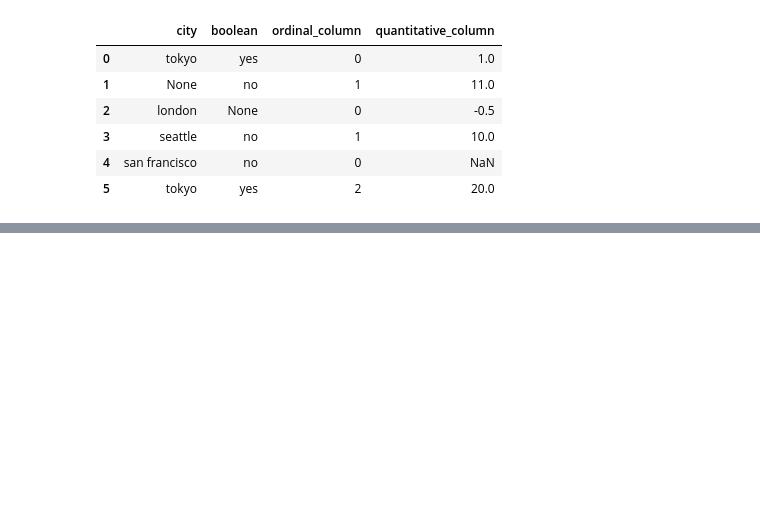
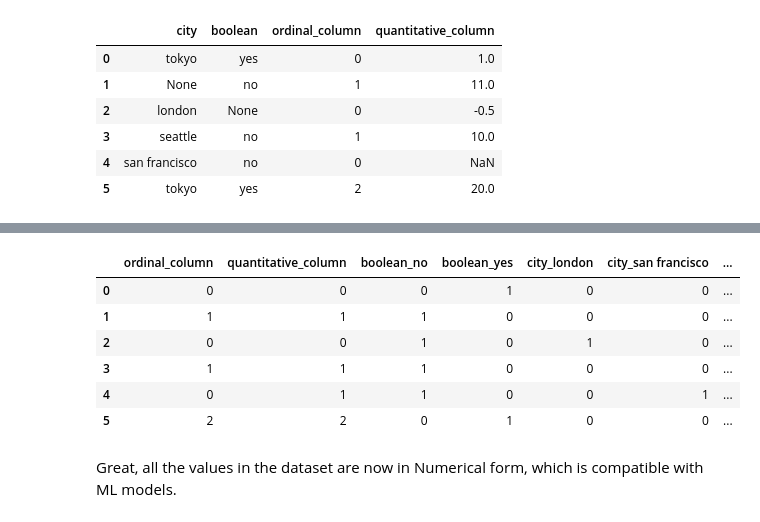
Before and after one commit to ylee9107/FeatureEngineering_myLearning, a Jupyter notebook: 2 - Feature Construction/Feature Construction.ipynb, the cells around one changed output, grey strips where cells are left out. Cells and saved outputs as stored; diff of their text form; code cells hidden in the pictures; blank space fills up the shorter version.

```diff
--- a/2 - Feature Construction/Feature Construction.ipynb
+++ b/2 - Feature Construction/Feature Construction.ipynb
@@ -367,0 +445,55 @@ Now, the oridnal values are re-labeled with numerical values.
+# %%
+# ==============================================================================
+
+# Apply the custom imputer, instantiate:
+cci = CustomCategoryImputer(cols=['city', 'boolean'])
+
+# Apply the custom imputer, instantiate:
+cqi = CustomQuantitativeImputer(cols=['quantitative_column'], strategy='mean')
+
+# Define the imputer: for quantitative and categorical values.
+imputer = Pipeline(steps=[('quant', cqi),
+                          ('category', cci)]
+                  )
+# ==============================================================================
+
+# Apply the custom dummifier, instantiate:
+cd = CustomDummifier(cols= ['boolean', 'city'])
+
+# ==============================================================================
+
+# Find the ordering of the Ordinal Values:
+ordering = list( X_data['ordinal_column'].unique() )
+
+# Apply the custom imputer, instantiate:
+ce = CustomEncoder(col='ordinal_column', ordering=ordering)
+
+# ==============================================================================
+
+# Apply the custom Cutter, instantiate:
+cc = CustomCutter(col='quantitative_column', bins=3, labels=False)
+
+# ==============================================================================
+# %%
+# Define the Pipeline Sequence:
+pipe = Pipeline(steps=[("imputer", imputer),
+                       ("dummify", cd),
+                       ("encode", ce),
+                       ("cut", cc)]
+               )
+
+# Fit the Pipeline to the Dataset:
+pipe.fit(X_data)
+
+# Transform the Dataset:
+pipe.transform(X_data)
+# %% [output]
+|  | ordinal_column | quantitative_column | boolean_no | boolean_yes | city_london | city_san francisco | ... |
+| 0 | 0 | 0 | 0 | 1 | 0 | 0 | ... |
+| 1 | 1 | 1 | 1 | 0 | 0 | 0 | ... |
+| 2 | 0 | 0 | 1 | 0 | 1 | 0 | ... |
+| 3 | 1 | 1 | 1 | 0 | 0 | 0 | ... |
+| 4 | 0 | 1 | 1 | 0 | 0 | 1 | ... |
+| 5 | 2 | 2 | 0 | 1 | 0 | 0 | ... |
+# %% [markdown]
+Great, all the values in the dataset are now in Numerical form, which is compatible with ML models.
```
Also changed, not shown: parts of 9 cells of this notebook.
